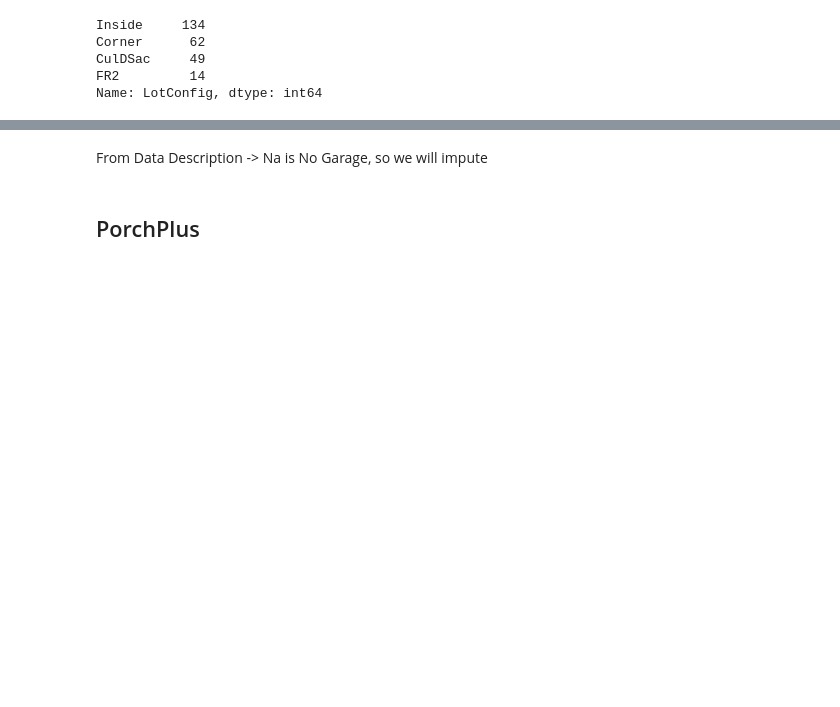
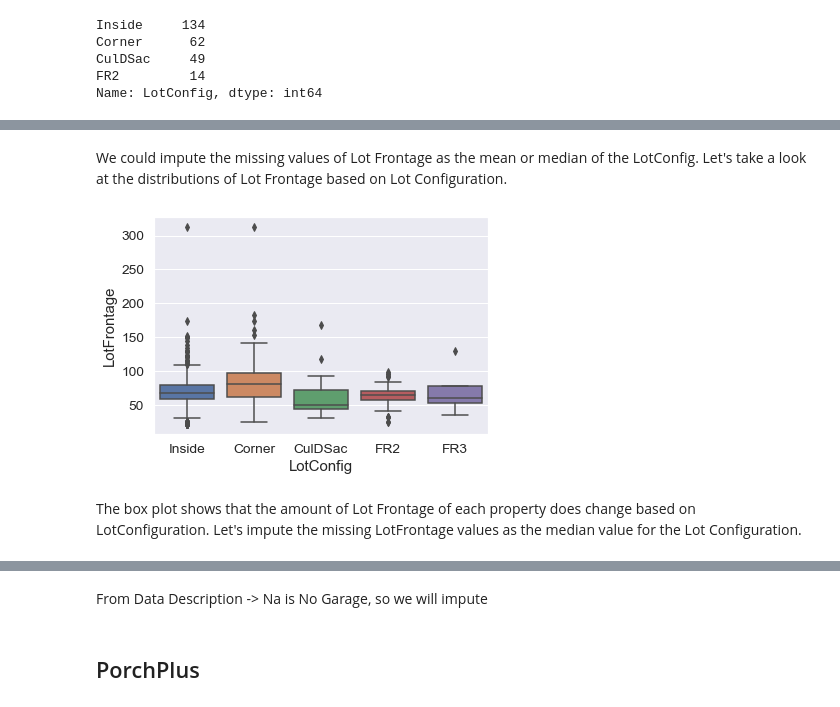
Before and after one commit to aditimayareddy/ameshousing, a Jupyter notebook: Ames_EDA.ipynb, the cells around one changed output, grey strips where cells are left out. Saved outputs shown, nothing was run; the diff lists cells and outputs as text; code cells hidden in the pictures; blank space fills up the shorter version.

```diff
--- a/Ames_EDA.ipynb
+++ b/Ames_EDA.ipynb
@@ -548,0 +488,12 @@ SaleInfo = ['MoSold','YrSold','SaleType', 'SaleCondition', 'log_SalePrice']
+# %% [markdown]
+We could impute the missing values of Lot Frontage as the mean or median of the LotConfig. Let's take a look at the distributions of Lot Frontage based on Lot Configuration.
+# %%
+#boxplot of Lot Frontage based on Lot Configuration
+sns.boxplot(x='LotConfig',
+            y = 'LotFrontage',
+            order = ['Inside', 'Corner', 'CulDSac', 'FR2', 'FR3'],
+            data = train);
+# %% [output]
+[figure, added]
+# %% [markdown]
+The box plot shows that the amount of Lot Frontage of each property does change based on LotConfiguration. Let's impute the missing LotFrontage values as the median value for the Lot Configuration.
```
Also changed, not shown: parts of 92 cells of this notebook, 1 other file.
